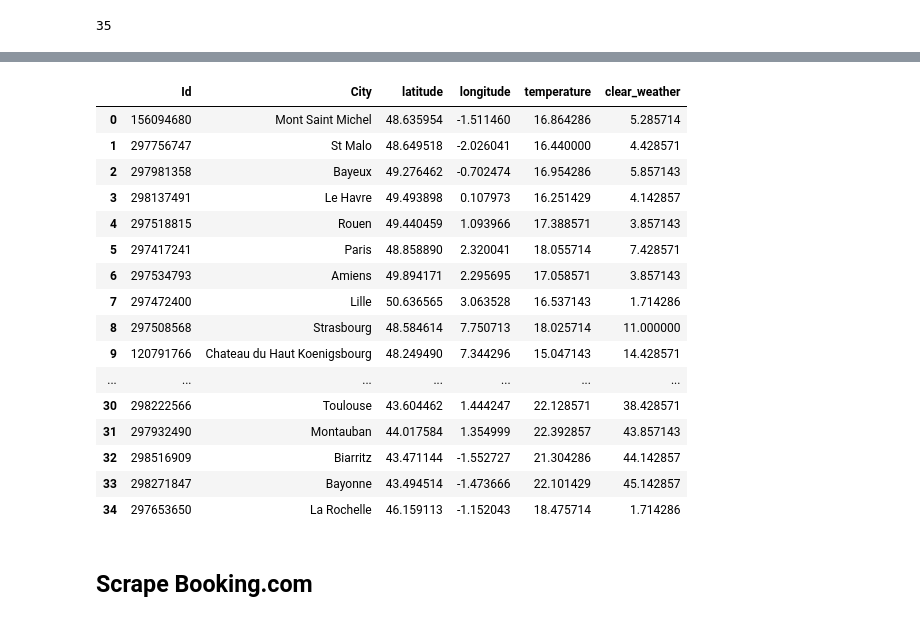
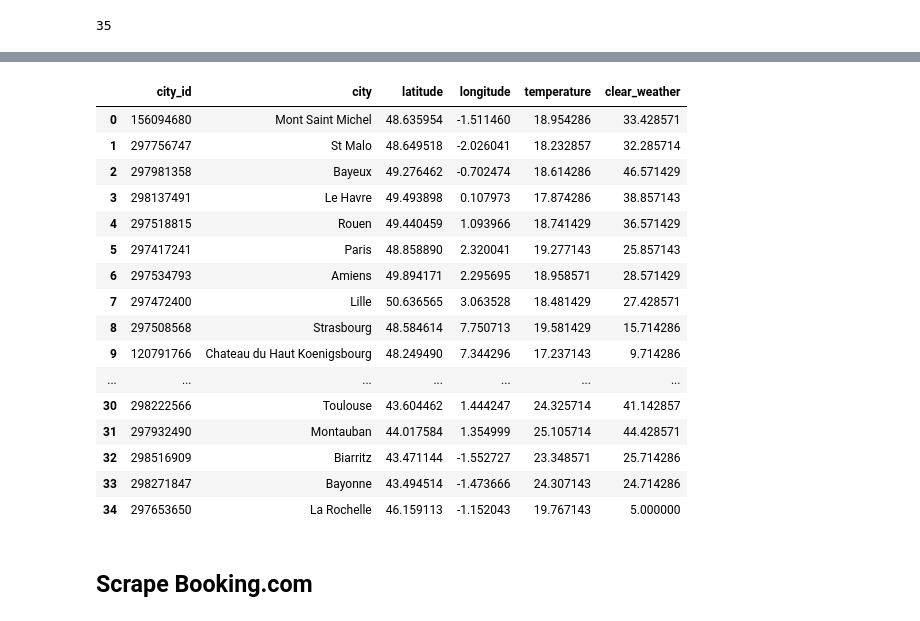
Before and after one commit to Stylomines/Plan_your_trip_with_Kayak, a Jupyter notebook: Kayak.ipynb, the cells around one changed output, grey strips where cells are left out. Cells and saved outputs as stored; diff of their text form; code cells hidden in the pictures.

```diff
--- a/Kayak.ipynb
+++ b/Kayak.ipynb
@@ -207,13 +228,14 @@ params = {'exclude' : EXCLUDE ,
           'units' : 'metric'}
 
 # initialization of an empty dataframe
-df_weather = pd.DataFrame(columns = ['Id', 'City','latitude','longitude','temperature', 'clear_weather'])
+df_cities_weather = pd.DataFrame(columns = ['city_id', 'city','latitude','longitude','temperature', 'clear_weather'])
 
 # browse the list of 35 cities by latitude and longitude
-for counter, (id, city, lat, lon) in enumerate(zip(df_cities['Id'],
-                                                   df_cities['City'],
-                                                   df_cities['Latitude'],
-                                                   df_cities['Longitude'])):
+for counter, (id, city, lat, lon) in enumerate(zip(df_cities['city_id'],
+                                                   df_cities['city'],
+                                                   df_cities['latitude'],
+                                                   df_cities['longitude'])):
+
     # latitude and longitude of each city
     localpoint = endpoint + f"lat={lat}&lon={lon}"
     response =  requests.get(localpoint, params = params)
@@ -228,26 +250,26 @@ for counter, (id, city, lat, lon) in enumerate(zip(df_cities['Id'],
         clear_weather.append(100 - (response.json()['daily'][i]['clouds']))
 
     # Complete the dataframe
-    df_weather.loc[counter] = [id, city, float(lat), float(lon), mean(temp), mean(clear_weather)]
+    df_cities_weather.loc[counter] = [id, city, float(lat), float(lon), mean(temp), mean(clear_weather)]
 # %%
-df_weather
+df_cities_weather
 # %% [output]
-|  | Id | City | latitude | longitude | temperature | clear_weather |
-| 0 | 156094680 | Mont Saint Michel | 48.635954 | -1.511460 | 16.864286 | 5.285714 |
-| 1 | 297756747 | St Malo | 48.649518 | -2.026041 | 16.440000 | 4.428571 |
-| 2 | 297981358 | Bayeux | 49.276462 | -0.702474 | 16.954286 | 5.857143 |
-| 3 | 298137491 | Le Havre | 49.493898 | 0.107973 | 16.251429 | 4.142857 |
-| 4 | 297518815 | Rouen | 49.440459 | 1.093966 | 17.388571 | 3.857143 |
-| 5 | 297417241 | Paris | 48.858890 | 2.320041 | 18.055714 | 7.428571 |
-| 6 | 297534793 | Amiens | 49.894171 | 2.295695 | 17.058571 | 3.857143 |
-| 7 | 297472400 | Lille | 50.636565 | 3.063528 | 16.537143 | 1.714286 |
-| 8 | 297508568 | Strasbourg | 48.584614 | 7.750713 | 18.025714 | 11.000000 |
-| 9 | 120791766 | Chateau du Haut Koenigsbourg | 48.249490 | 7.344296 | 15.047143 | 14.428571 |
+|  | city_id | city | latitude | longitude | temperature | clear_weather |
+| 0 | 156094680 | Mont Saint Michel | 48.635954 | -1.511460 | 18.954286 | 33.428571 |
+| 1 | 297756747 | St Malo | 48.649518 | -2.026041 | 18.232857 | 32.285714 |
+| 2 | 297981358 | Bayeux | 49.276462 | -0.702474 | 18.614286 | 46.571429 |
+| 3 | 298137491 | Le Havre | 49.493898 | 0.107973 | 17.874286 | 38.857143 |
+| 4 | 297518815 | Rouen | 49.440459 | 1.093966 | 18.741429 | 36.571429 |
+| 5 | 297417241 | Paris | 48.858890 | 2.320041 | 19.277143 | 25.857143 |
+| 6 | 297534793 | Amiens | 49.894171 | 2.295695 | 18.958571 | 28.571429 |
+| 7 | 297472400 | Lille | 50.636565 | 3.063528 | 18.481429 | 27.428571 |
+| 8 | 297508568 | Strasbourg | 48.584614 | 7.750713 | 19.581429 | 15.714286 |
+| 9 | 120791766 | Chateau du Haut Koenigsbourg | 48.249490 | 7.344296 | 17.237143 | 9.714286 |
 | ... | ... | ... | ... | ... | ... | ... |
-| 30 | 298222566 | Toulouse | 43.604462 | 1.444247 | 22.128571 | 38.428571 |
-| 31 | 297932490 | Montauban | 44.017584 | 1.354999 | 22.392857 | 43.857143 |
-| 32 | 298516909 | Biarritz | 43.471144 | -1.552727 | 21.304286 | 44.142857 |
-| 33 | 298271847 | Bayonne | 43.494514 | -1.473666 | 22.101429 | 45.142857 |
-| 34 | 297653650 | La Rochelle | 46.159113 | -1.152043 | 18.475714 | 1.714286 |
+| 30 | 298222566 | Toulouse | 43.604462 | 1.444247 | 24.325714 | 41.142857 |
+| 31 | 297932490 | Montauban | 44.017584 | 1.354999 | 25.105714 | 44.428571 |
+| 32 | 298516909 | Biarritz | 43.471144 | -1.552727 | 23.348571 | 25.714286 |
+| 33 | 298271847 | Bayonne | 43.494514 | -1.473666 | 24.307143 | 24.714286 |
+| 34 | 297653650 | La Rochelle | 46.159113 | -1.152043 | 19.767143 | 5.000000 |
 # %%
 fig = px.scatter_mapbox(
```
Also changed, not shown: parts of 31 cells of this notebook, 3 other files.
